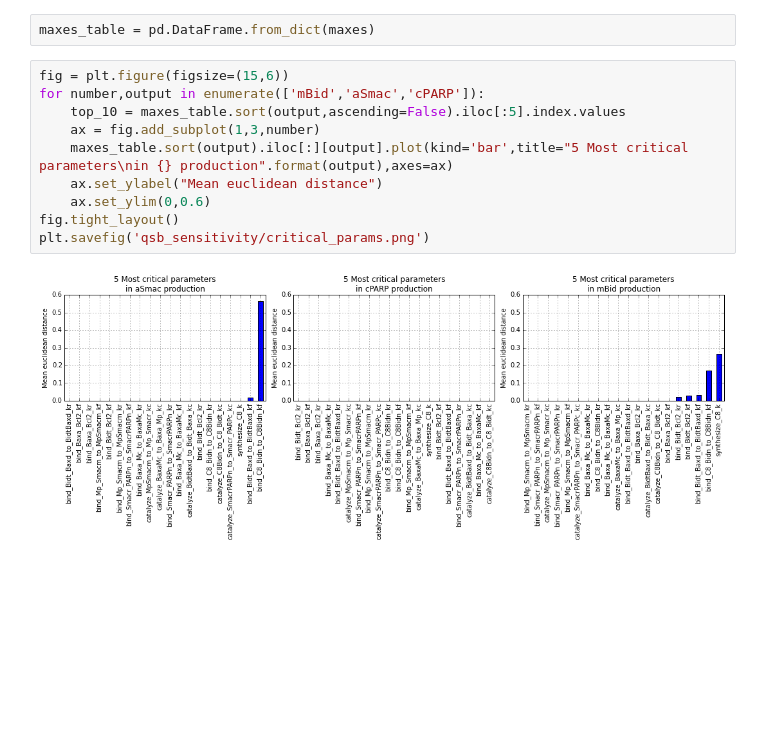
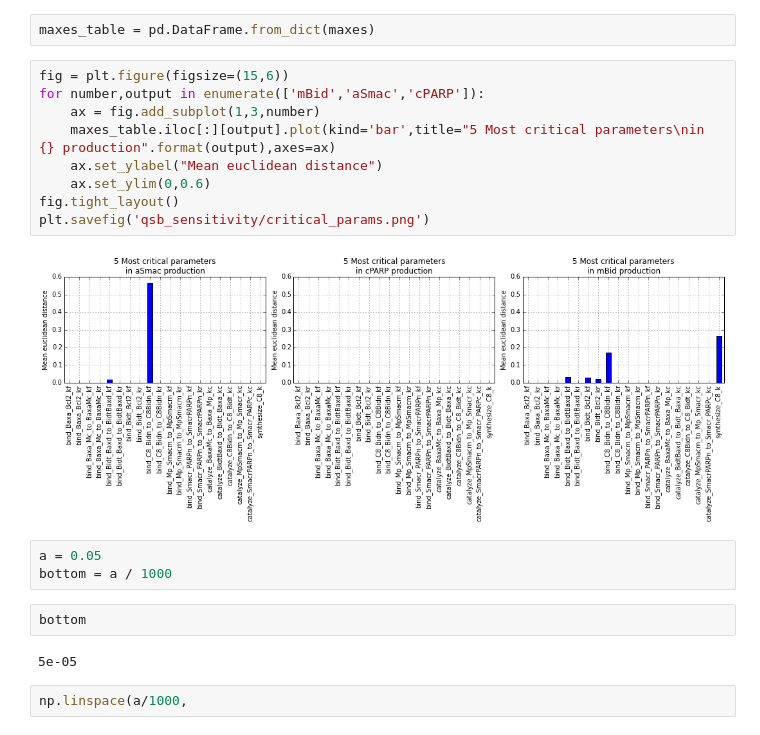
Before and after one commit to ortega2247/qsb, a Jupyter notebook: qsb_sensitivity.ipynb, the cells around one changed output. Saved outputs shown, nothing was run; the diff lists cells and outputs as text; blank space fills up the shorter version.

Commit message:
Graphs finished

```diff
--- a/qsb_sensitivity.ipynb
+++ b/qsb_sensitivity.ipynb
@@ -171,12 +171,20 @@ maxes_table = pd.DataFrame.from_dict(maxes)
 # %%
 fig = plt.figure(figsize=(15,6))
 for number,output in enumerate(['mBid','aSmac','cPARP']):
-    top_10 = maxes_table.sort(output,ascending=False).iloc[:5].index.values
     ax = fig.add_subplot(1,3,number)
-    maxes_table.sort(output).iloc[:][output].plot(kind='bar',title="5 Most critical parameters\nin {} production".format(output),axes=ax)
+    maxes_table.iloc[:][output].plot(kind='bar',title="5 Most critical parameters\nin {} production".format(output),axes=ax)
     ax.set_ylabel("Mean euclidean distance")
     ax.set_ylim(0,0.6)
 fig.tight_layout()
 plt.savefig('qsb_sensitivity/critical_params.png')
 # %% [output]
-[figure, old version]
+[figure, new version]
+# %%
+a = 0.05
+bottom = a / 1000
+# %%
+bottom
+# %% [output]
+5e-05
+# %%
+np.linspace(a/1000,
```
